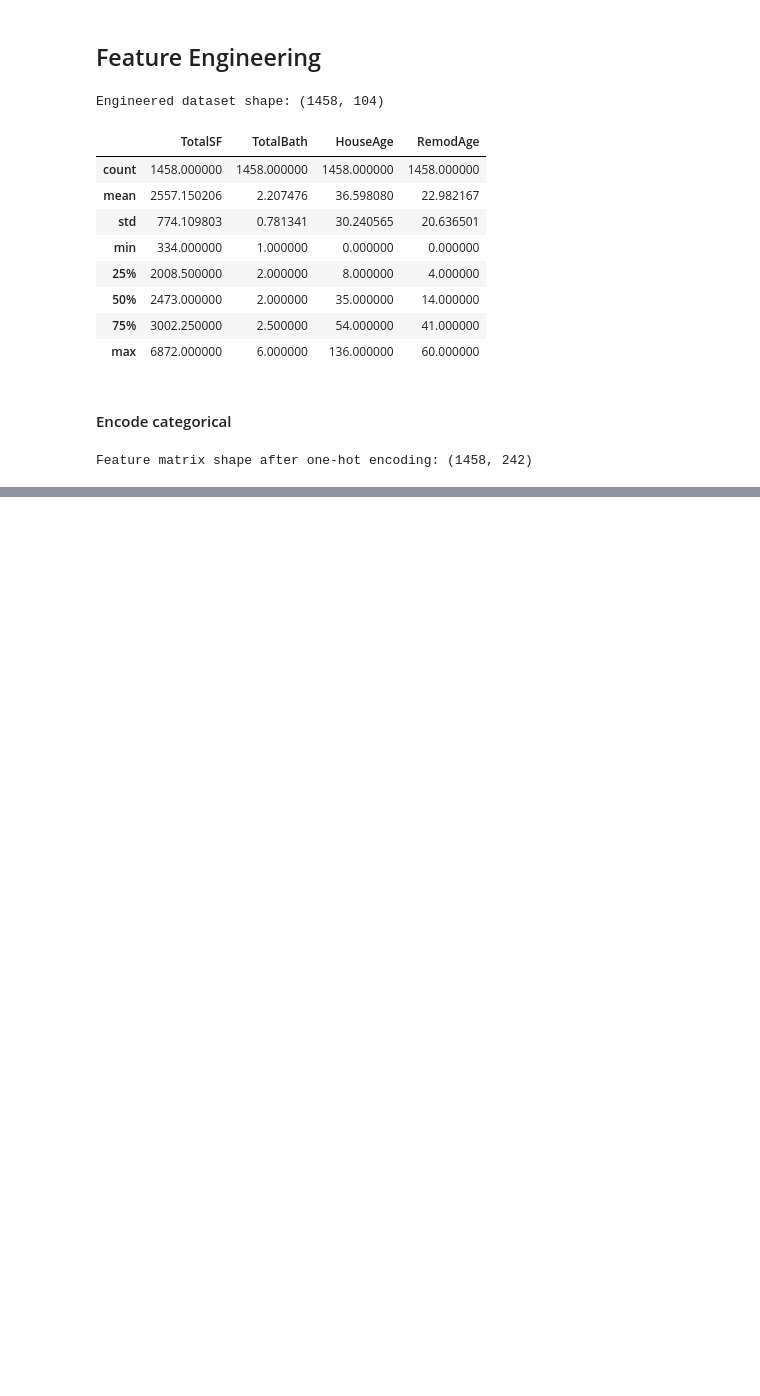
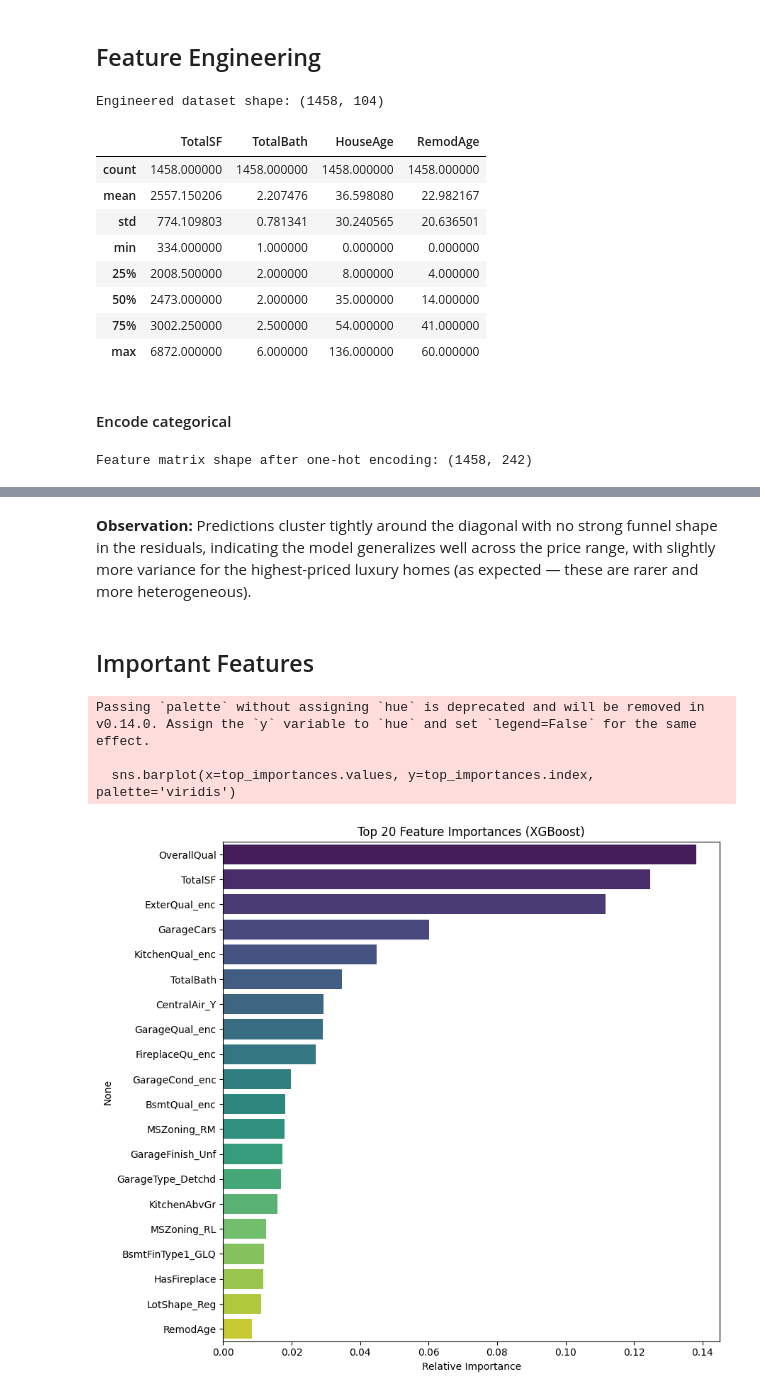
Before and after one commit to Tharak5959/House-Price-Prediction, a Jupyter notebook: notebook/EDA&ModelBuilding&Evaluating.ipynb, the cells around one changed output, grey strips where cells are left out. Drawn from its saved outputs; the diff is of its cells as text; code cells hidden in the pictures; blank space fills up the shorter version.

```diff
--- a/notebook/EDA&ModelBuilding&Evaluating.ipynb
+++ b/notebook/EDA&ModelBuilding&Evaluating.ipynb
@@ -328,0 +449,26 @@ Feature matrix shape after one-hot encoding: (1458, 242)
+# %% [markdown]
+**Observation:** Predictions cluster tightly around the diagonal with no strong funnel shape in the residuals, indicating the model generalizes well across the price range, with slightly more variance for the highest-priced luxury homes (as expected — these are rarer and more heterogeneous).
+# %% [markdown]
+## Important Features
+# %%
+if hasattr(best_model, 'feature_importances_'):
+    importances = pd.Series(best_model.feature_importances_, index=X_encoded.columns)
+else:
+    # fall back to a tree model for interpretability if best_model has no importances
+    fallback = xgb.XGBRegressor(n_estimators=500, learning_rate=0.05, max_depth=3, random_state=RANDOM_STATE, verbosity=0)
+    fallback.fit(X_train, y_train)
+    importances = pd.Series(fallback.feature_importances_, index=X_encoded.columns)
+
+top_importances = importances.sort_values(ascending=False).head(20)
+
+plt.figure(figsize=(9, 8))
+sns.barplot(x=top_importances.values, y=top_importances.index, palette='viridis')
+plt.title(f'Top 20 Feature Importances ({best_model_name})')
+plt.xlabel('Relative Importance')
+plt.tight_layout()
+plt.show()
+# %% [output]
+Passing `palette` without assigning `hue` is deprecated and will be removed in v0.14.0. Assign the `y` variable to `hue` and set `legend=False` for the same effect.
+
+  sns.barplot(x=top_importances.values, y=top_importances.index, palette='viridis')
+[figure, added]
```
Also changed, not shown: parts of 12 cells of this notebook.
